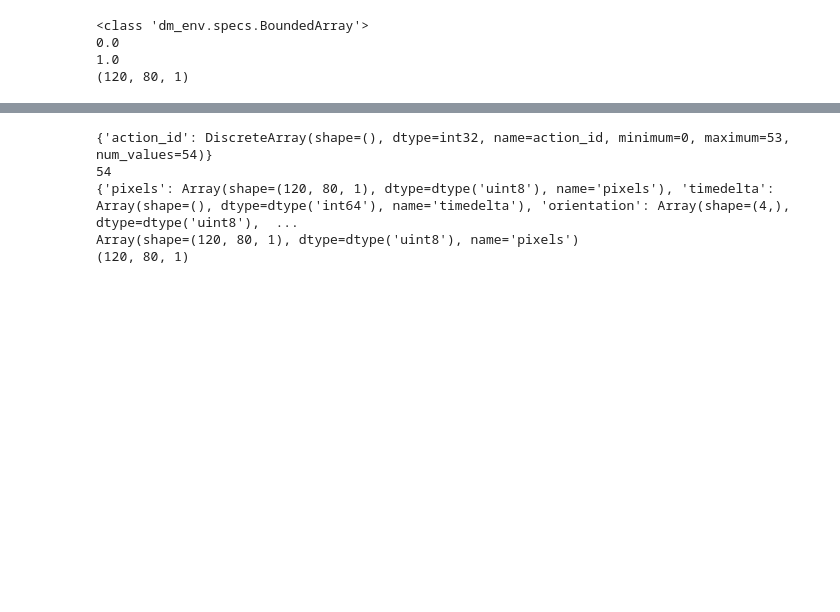
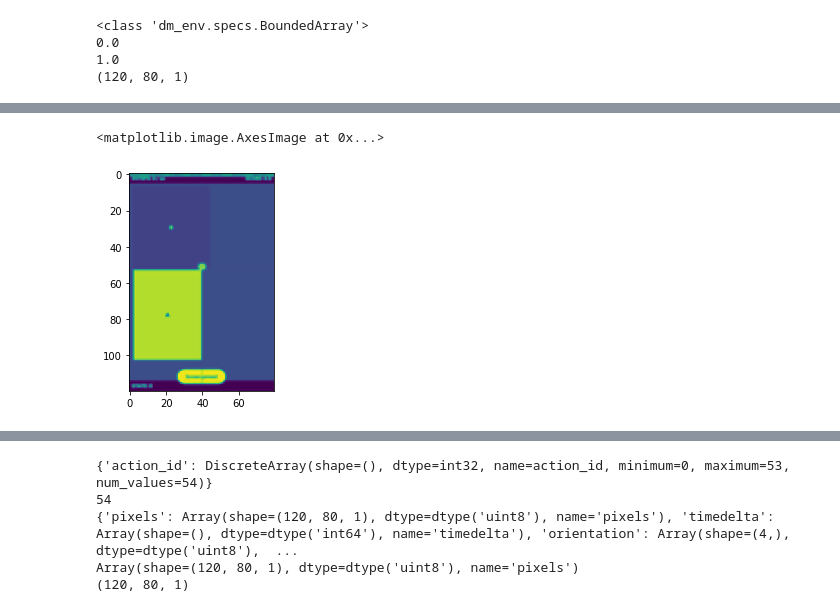
Before and after one commit to neverparadise/android_env_tutorial, a Jupyter notebook: run_enrionments.ipynb, the cells around one changed output, grey strips where cells are left out. Saved outputs shown, nothing was run; the diff lists cells and outputs as text; code cells hidden in the pictures; blank space fills up the shorter version.

```diff
--- a/run_enrionments.ipynb
+++ b/run_enrionments.ipynb
@@ -118,0 +143,5 @@ while time_step.step_type != DONE:
+# %%
+plt.imshow(image1)
+# %% [output]
+<matplotlib.image.AxesImage at 0x...>
+[figure, added]
```
Also changed, not shown: parts of 6 cells of this notebook, 13 other files.
